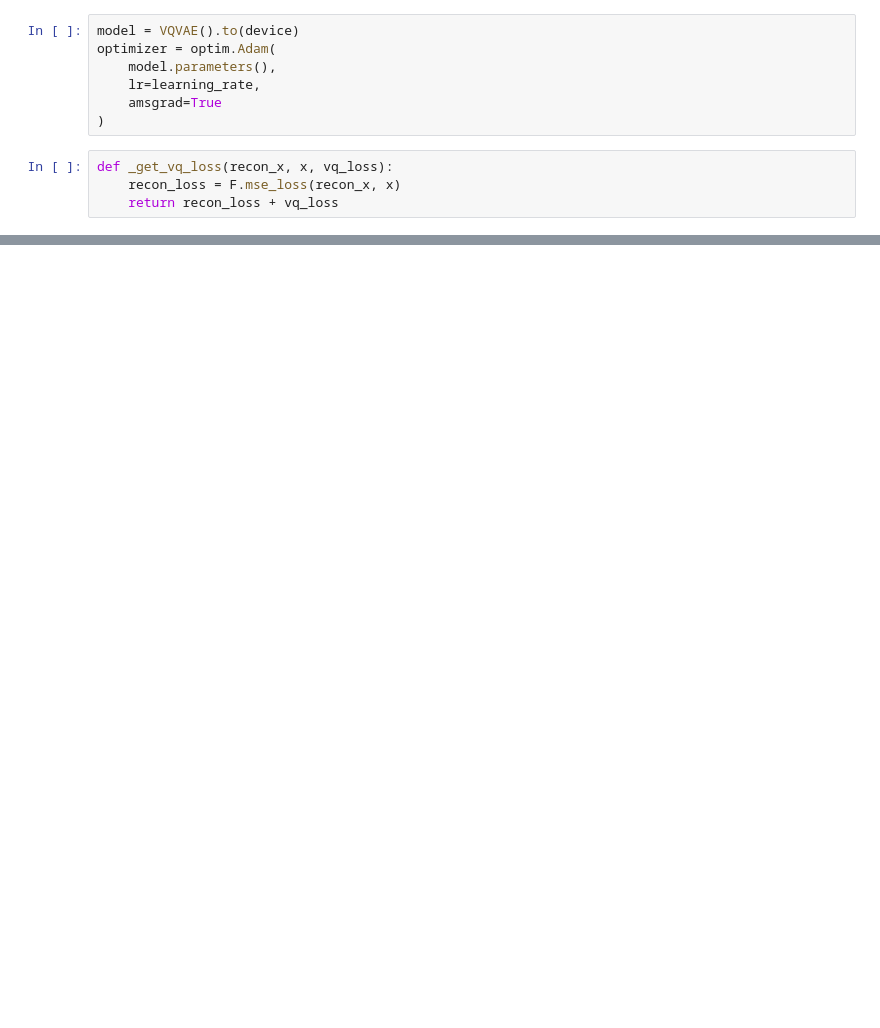
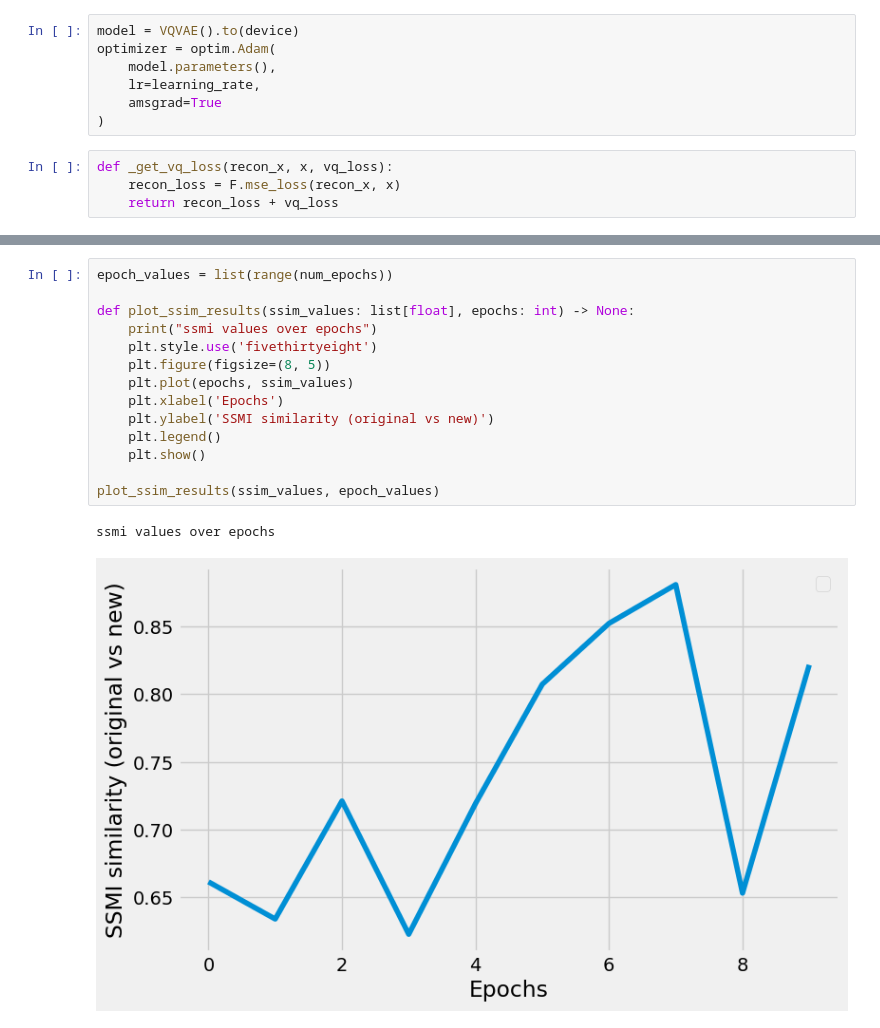
Before and after one commit to pauliusB20/vq-vae-experiments, a Jupyter notebook: notebooks/vq_vae_mnist.ipynb, the cells around one changed output, grey strips where cells are left out. Drawn from its saved outputs; the diff is of its cells as text; blank space fills up the shorter version.

```diff
--- a/notebooks/vq_vae_mnist.ipynb
+++ b/notebooks/vq_vae_mnist.ipynb
@@ -231,0 +360,17 @@ Printing average loss
+# %%
+epoch_values = list(range(num_epochs))
+
+def plot_ssim_results(ssim_values: list[float], epochs: int) -> None:
+    print("ssmi values over epochs")
+    plt.style.use('fivethirtyeight')
+    plt.figure(figsize=(8, 5))
+    plt.plot(epochs, ssim_values)
+    plt.xlabel('Epochs')
+    plt.ylabel('SSMI similarity (original vs new)')
+    plt.legend()
+    plt.show()
+
+plot_ssim_results(ssim_values, epoch_values)
+# %% [output]
+ssmi values over epochs
+[figure, added]
```
Also changed, not shown: parts of 7 cells of this notebook, 8 other files.
